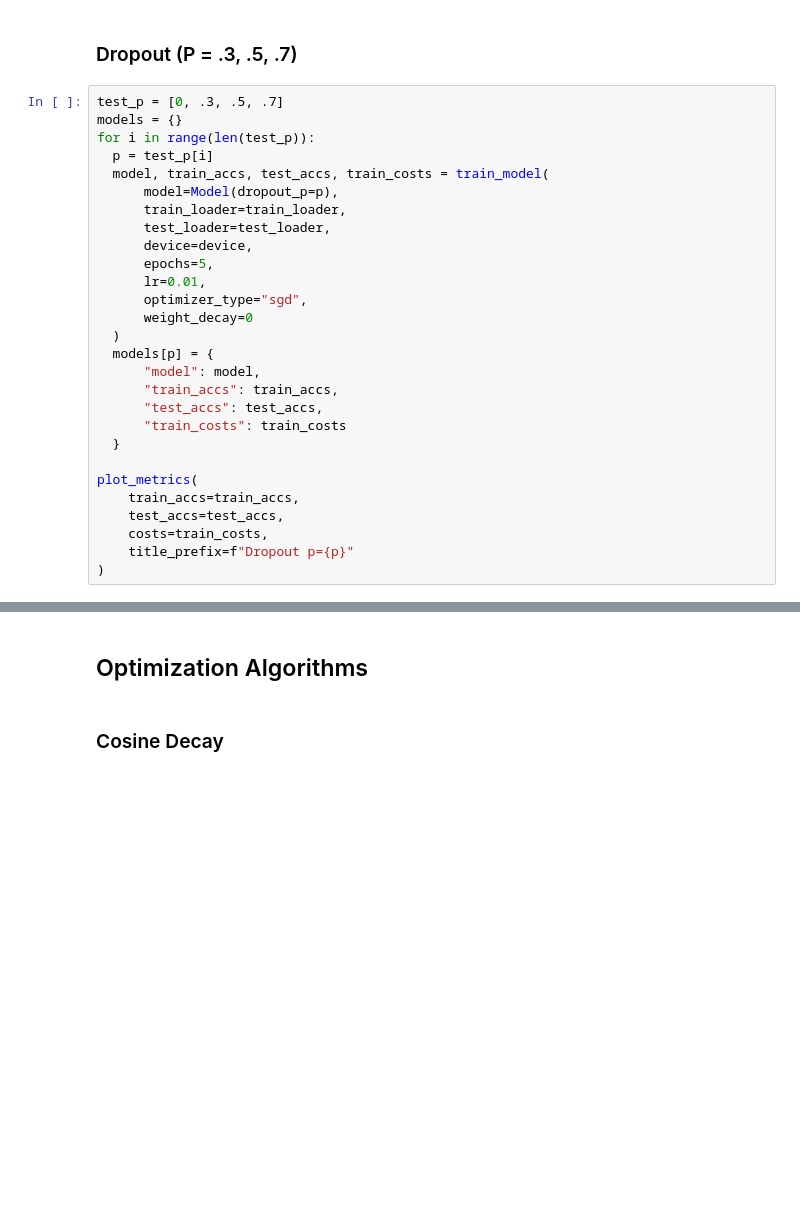
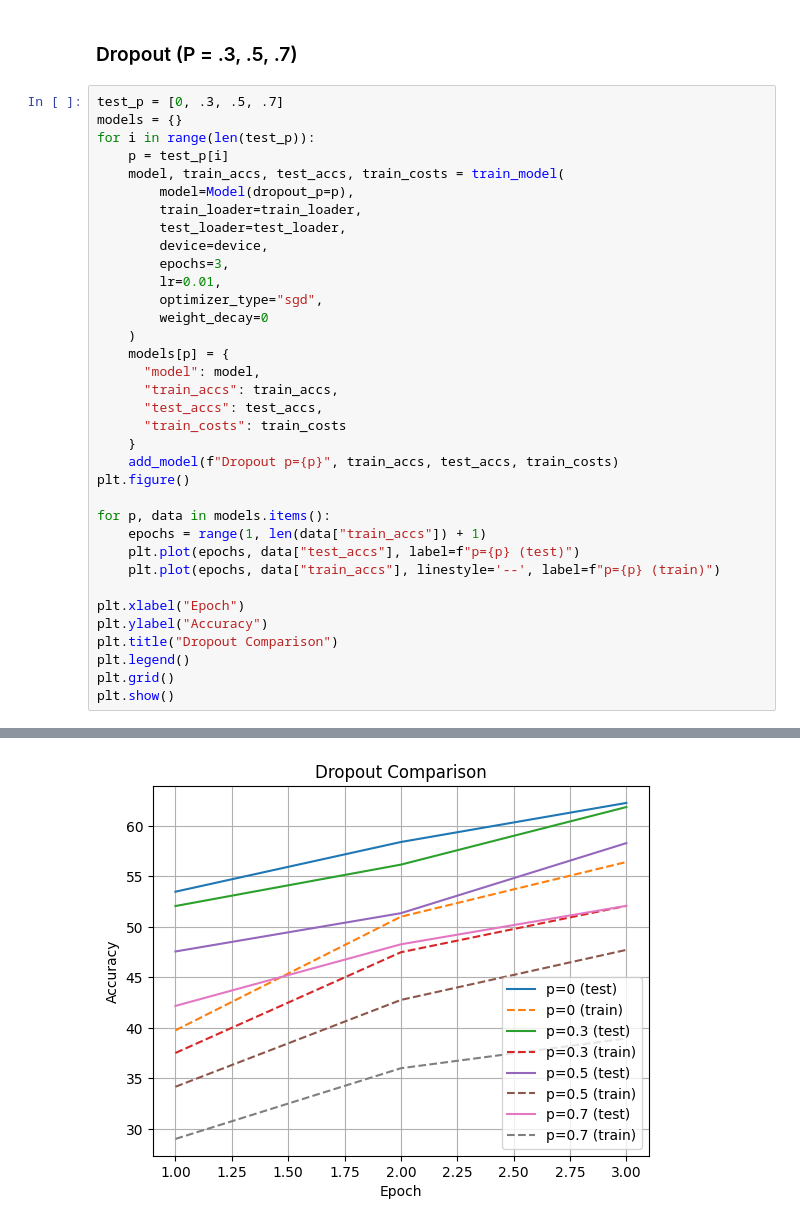
Before and after one commit to AlexMerlo1/CIFAR-10-Image-Classifier, a Jupyter notebook: Image_Classification.ipynb, the cells around one changed output, grey strips where cells are left out. Saved outputs shown, nothing was run; the diff lists cells and outputs as text; blank space fills up the shorter version.

```diff
--- a/Image_Classification.ipynb
+++ b/Image_Classification.ipynb
@@ -245,27 +228,35 @@ Epoch 5: Loss 1.0585, Train 62.25%, Test 67.32%
 test_p = [0, .3, .5, .7]
 models = {}
 for i in range(len(test_p)):
-  p = test_p[i]
-  model, train_accs, test_accs, train_costs = train_model(
-      model=Model(dropout_p=p),
-      train_loader=train_loader,
-      test_loader=test_loader,
-      device=device,
-      epochs=5,
-      lr=0.01,
-      optimizer_type="sgd",
-      weight_decay=0
-  )
-  models[p] = {
+    p = test_p[i]
+    model, train_accs, test_accs, train_costs = train_model(
+        model=Model(dropout_p=p),
+        train_loader=train_loader,
+        test_loader=test_loader,
+        device=device,
+        epochs=3,
+        lr=0.01,
+        optimizer_type="sgd",
+        weight_decay=0
+    )
+    models[p] = {
       "model": model,
       "train_accs": train_accs,
       "test_accs": test_accs,
       "train_costs": train_costs
-  }
+    }
+    add_model(f"Dropout p={p}", train_accs, test_accs, train_costs)
+plt.figure()
 
-plot_metrics(
-    train_accs=train_accs,
-    test_accs=test_accs,
-    costs=train_costs,
-    title_prefix=f"Dropout p={p}"
-)
+for p, data in models.items():
+    epochs = range(1, len(data["train_accs"]) + 1)
+    plt.plot(epochs, data["test_accs"], label=f"p={p} (test)")
+    plt.plot(epochs, data["train_accs"], linestyle='--', label=f"p={p} (train)")
+
+plt.xlabel("Epoch")
+plt.ylabel("Accuracy")
+plt.title("Dropout Comparison")
+plt.legend()
+plt.grid()
+plt.show()
+# %% [output]
@@ -272,4 +275 @@ plot_metrics(
+[figure, added]
-# %% [markdown]
-## Optimization Algorithms
-# %% [markdown]
-### Cosine Decay
```
Also changed, not shown: parts of 29 cells of this notebook, 1 other file.
